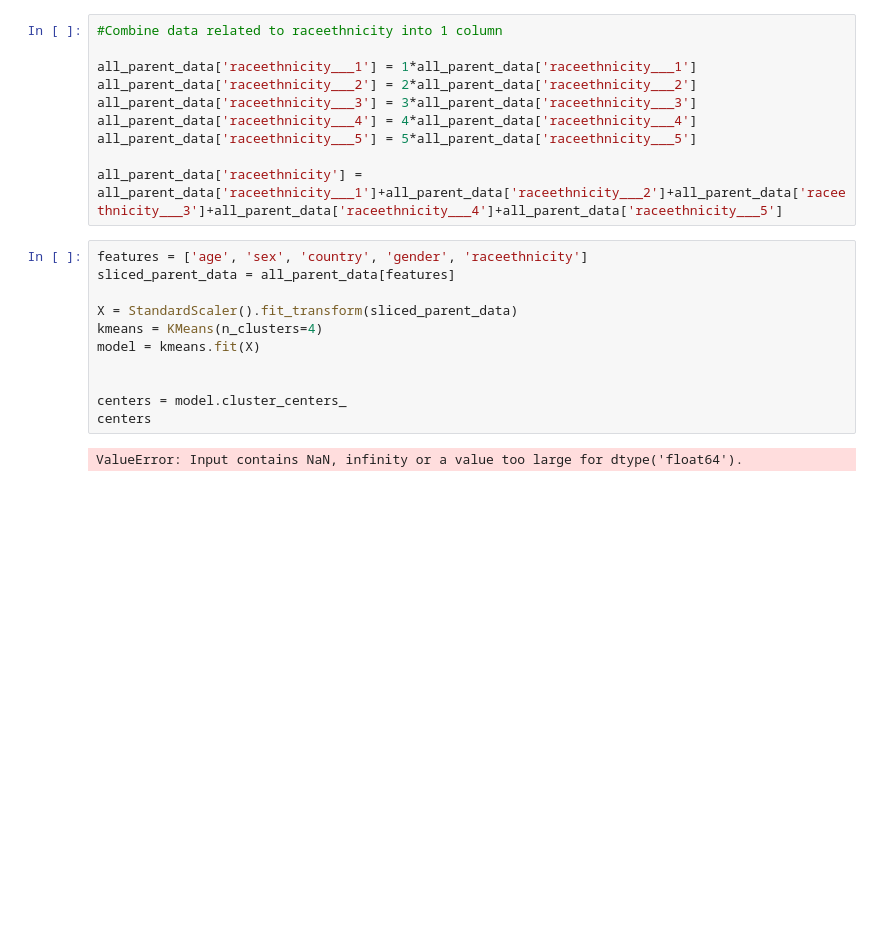
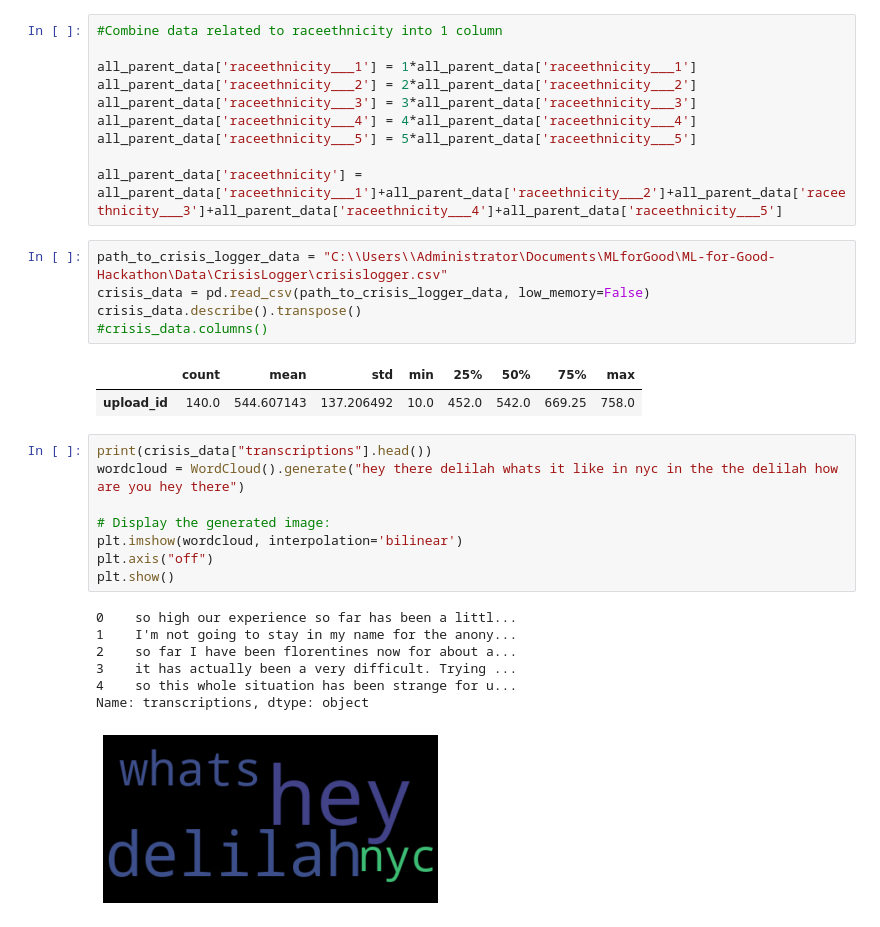
Before and after one commit to NNerurkar/ML-for-Good-Hackathon, a Jupyter notebook: Team28/ProlificAcademicNtbk.ipynb, the cells around one changed output. Cells and saved outputs as stored; diff of their text form; blank space fills up the shorter version.

Commit message:
Add wordcloud and KMeans clustering

```diff
--- a/Team28/ProlificAcademicNtbk.ipynb
+++ b/Team28/ProlificAcademicNtbk.ipynb
@@ -104,16 +112,27 @@ all_parent_data['raceethnicity___4'] = 4*all_parent_data['raceethnicity___4']
 all_parent_data['raceethnicity___5'] = 5*all_parent_data['raceethnicity___5']
 
 all_parent_data['raceethnicity'] = all_parent_data['raceethnicity___1']+all_parent_data['raceethnicity___2']+all_parent_data['raceethnicity___3']+all_parent_data['raceethnicity___4']+all_parent_data['raceethnicity___5']
-# %%
-features = ['age', 'sex', 'country', 'gender', 'raceethnicity']
-sliced_parent_data = all_parent_data[features]
-
-X = StandardScaler().fit_transform(sliced_parent_data)
-kmeans = KMeans(n_clusters=4)
-model = kmeans.fit(X)
-
-
-centers = model.cluster_centers_
-centers
-# %% [output]
-ValueError: Input contains NaN, infinity or a value too large for dtype('float64').
+# %%
+path_to_crisis_logger_data = "C:\\Users\\Administrator\Documents\MLforGood\ML-for-Good-Hackathon\Data\CrisisLogger\crisislogger.csv"
+crisis_data = pd.read_csv(path_to_crisis_logger_data, low_memory=False)
+crisis_data.describe().transpose()
+#crisis_data.columns()
+# %% [output]
+|  | count | mean | std | min | 25% | 50% | 75% | max |
+| upload_id | 140.0 | 544.607143 | 137.206492 | 10.0 | 452.0 | 542.0 | 669.25 | 758.0 |
+# %%
+print(crisis_data["transcriptions"].head())
+wordcloud = WordCloud().generate("hey there delilah whats it like in nyc in the the delilah how are you hey there")
+
+# Display the generated image:
+plt.imshow(wordcloud, interpolation='bilinear')
+plt.axis("off")
+plt.show()
+# %% [output]
+0    so high our experience so far has been a littl...
+1    I'm not going to stay in my name for the anony...
+2    so far I have been florentines now for about a...
+3    it has actually been a very difficult. Trying ...
+4    so this whole situation has been strange for u...
+Name: transcriptions, dtype: object
+[figure, added]
```
Also changed, not shown: parts of 3 cells of this notebook, 2 other files.
